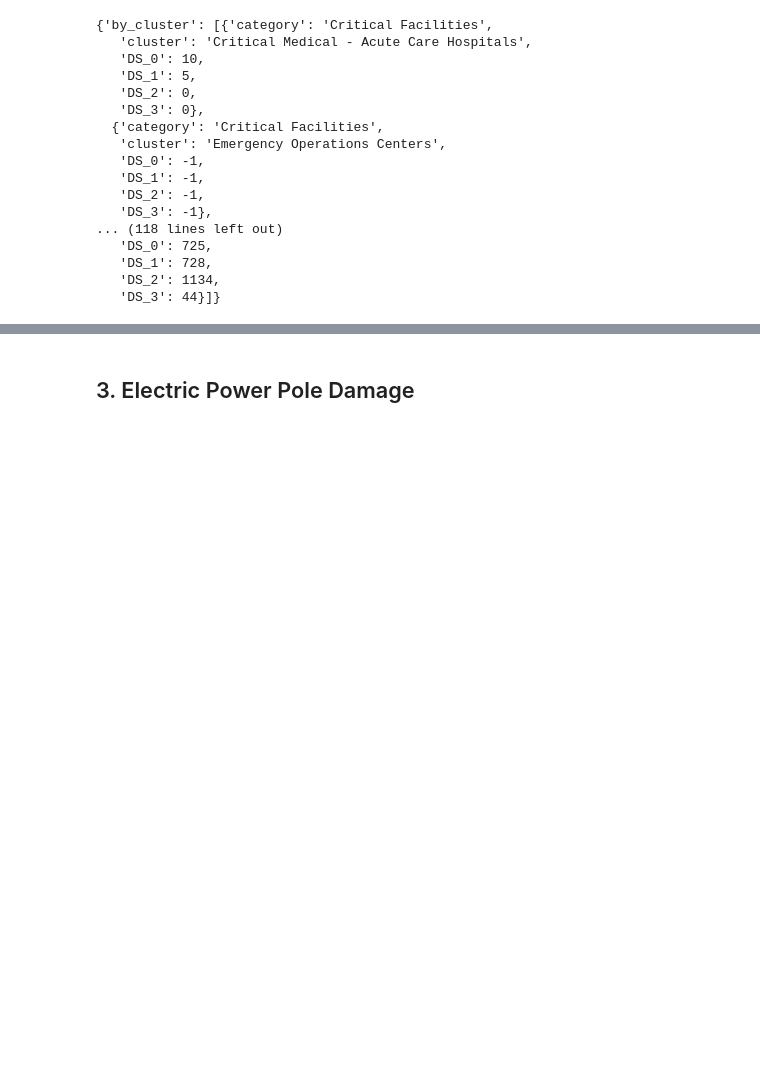
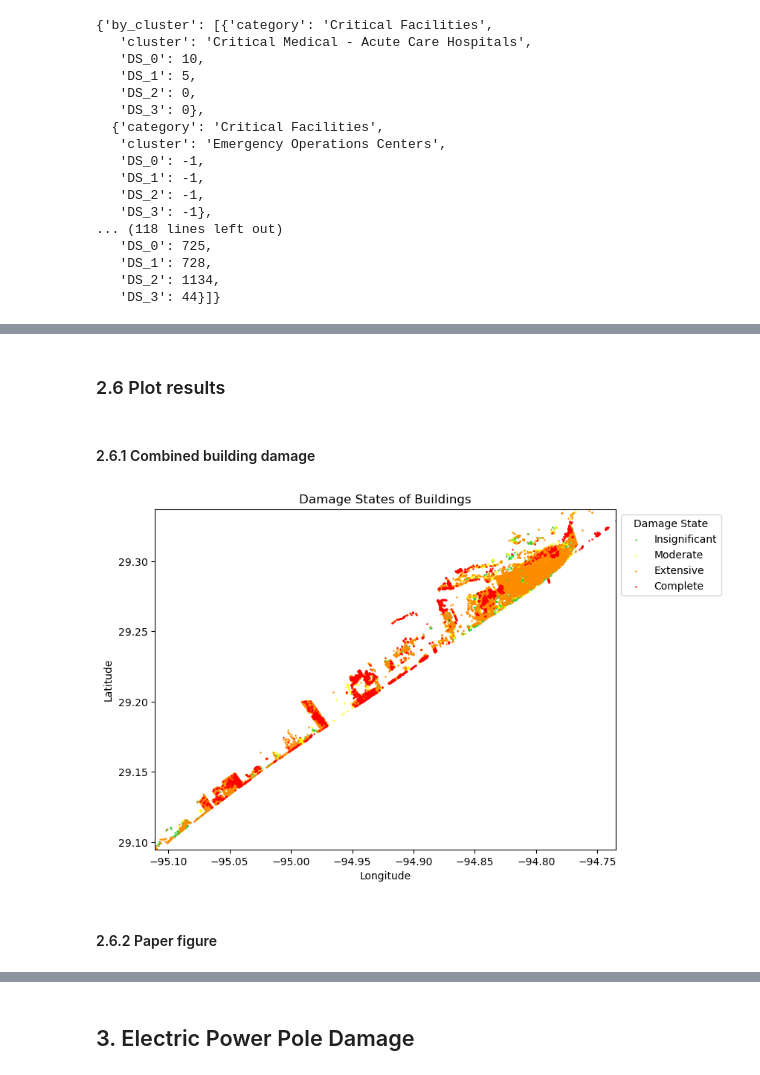
Before and after one commit to npr99/IN-CORE_Galveston, a Jupyter notebook: _sources/notebooks/complete_notebook.ipynb, the cells around one changed output, grey strips where cells are left out. Drawn from its saved outputs; the diff is of its cells as text; code cells hidden in the pictures; blank space fills up the shorter version.

```diff
--- a/_sources/notebooks/complete_notebook.ipynb
+++ b/_sources/notebooks/complete_notebook.ipynb
@@ -268,3 +297,6 @@ ret_json
    'DS_1': 728,
    'DS_2': 1134,
    'DS_3': 44}]}
+# %%
+merged_gdf = bldg_gdf[['guid', 'geometry']].merge(max_dmg_state_df, left_on='guid', right_on='guid')
+merged_gdf
@@ -270,0 +317,52 @@ ret_json
+# %% [markdown]
+### 2.6 Plot results
+# %% [markdown]
+#### 2.6.1 Combined building damage
+# %%
+# Rename 'max_state' values for the legend
+merged_gdf['max_state'] = merged_gdf['max_state'].replace({'DS_0': 'Insignificant',
+                                                           'DS_1': 'Moderate',
+                                                           'DS_2': 'Extensive',
+                                                           'DS_3': 'Complete'})
+
+# Define colors for each 'max_state'
+colors = {'Insignificant': 'limegreen', 'Moderate': 'yellow', 'Extensive': 'darkorange', 'Complete': 'red'}
+
+# Function to plot the data with different colors for each 'max_state'
+def plot_data(point_size, use_basemap=True):
+    # Plotting
+    fig, ax = plt.subplots(figsize=(8, 8))
+    ax.set_facecolor('white')  # Set axes background to white
+
+    # Determine bounds from the data
+    bounds = merged_gdf.total_bounds
+    ax.set_xlim([bounds[0], bounds[2]])
+    ax.set_ylim([bounds[1], bounds[3]])
+
+    # Plot each category with its color
+    for state, color in colors.items():
+        data_to_plot = merged_gdf[merged_gdf['max_state'] == state]
+        data_to_plot.plot(ax=ax, markersize=point_size, color=color, label=state)
+
+    # Add basemap if requested
+    if use_basemap:
+        try:
+            ctx.add_basemap(ax, crs=merged_gdf.crs.to_string(), source=ctx.providers.CartoDB.Positron)
+        except Exception as e:
+            print(f"Failed to load basemap: {e}")
+
+    # Add legend and labels
+    plt.legend(title='Damage State', loc='upper left', bbox_to_anchor=(1, 1))
+    plt.title('Damage States of Buildings')
+    plt.xlabel('Longitude')
+    plt.ylabel('Latitude')
+
+    # Show plot
+    plt.show()
+
+# Example usage
+plot_data(point_size=0.5, use_basemap=False)
+# %% [output]
+[figure, added]
+# %% [markdown]
+#### 2.6.2 Paper figure
```
Also changed, not shown: parts of 28 cells of this notebook, 36 other files.
